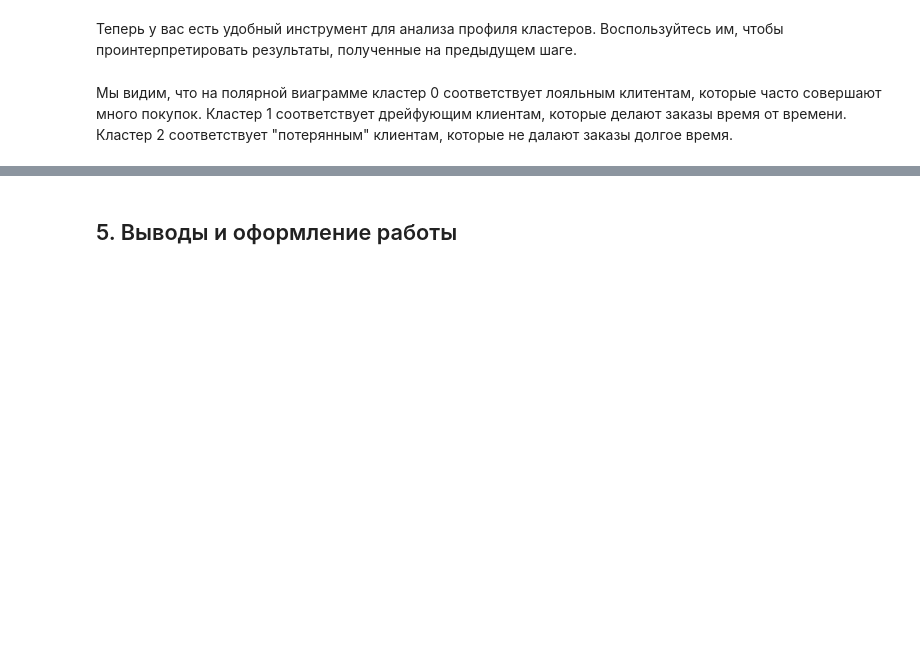
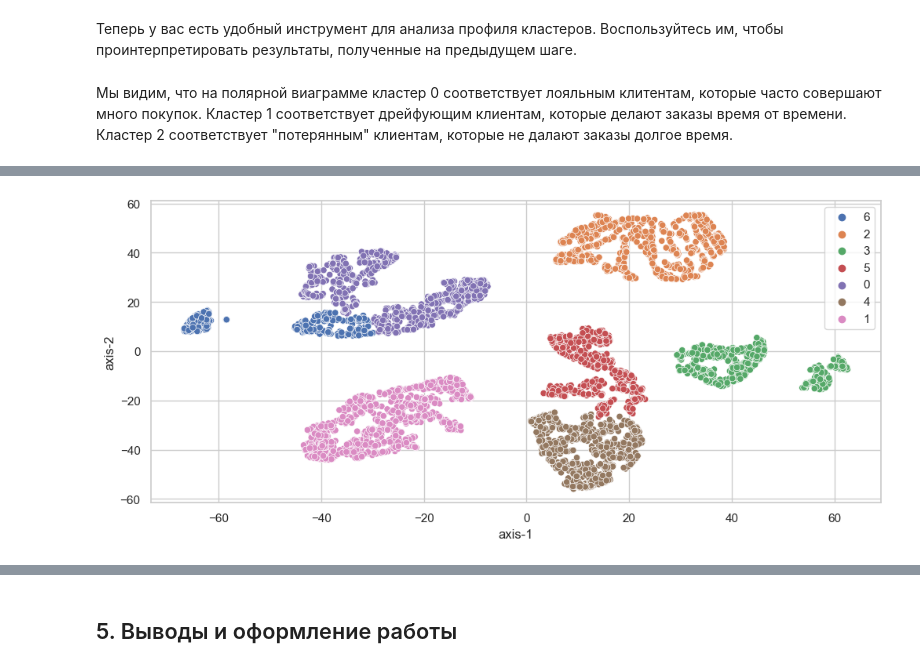
Before and after one commit to svetlana050699/Project_6, a Jupyter notebook: PROJECT-6._Сегментация_клиентов_онлайн-магазина.ipynb, the cells around one changed output, grey strips where cells are left out. Cells and saved outputs as stored; diff of their text form; code cells hidden in the pictures; blank space fills up the shorter version.

```diff
--- a/PROJECT-6._Сегментация_клиентов_онлайн-магазина.ipynb
+++ b/PROJECT-6._Сегментация_клиентов_онлайн-магазина.ipynb
@@ -807,0 +891,7 @@ plot_cluster_profile(rfm_table_cleaned_grouped, 3)
+# %%
+ag = cluster.AgglomerativeClustering(n_clusters=7)
+ag.fit(rfm_table_processed)
+fig = plt.figure(figsize=(12, 5))
+sns.scatterplot(data=rfm_table_processed, x='axis-1', y='axis-2', hue=ag.labels_.astype('str'));
+# %% [output]
+[figure, added]
```
Also changed, not shown: parts of 19 cells of this notebook.
